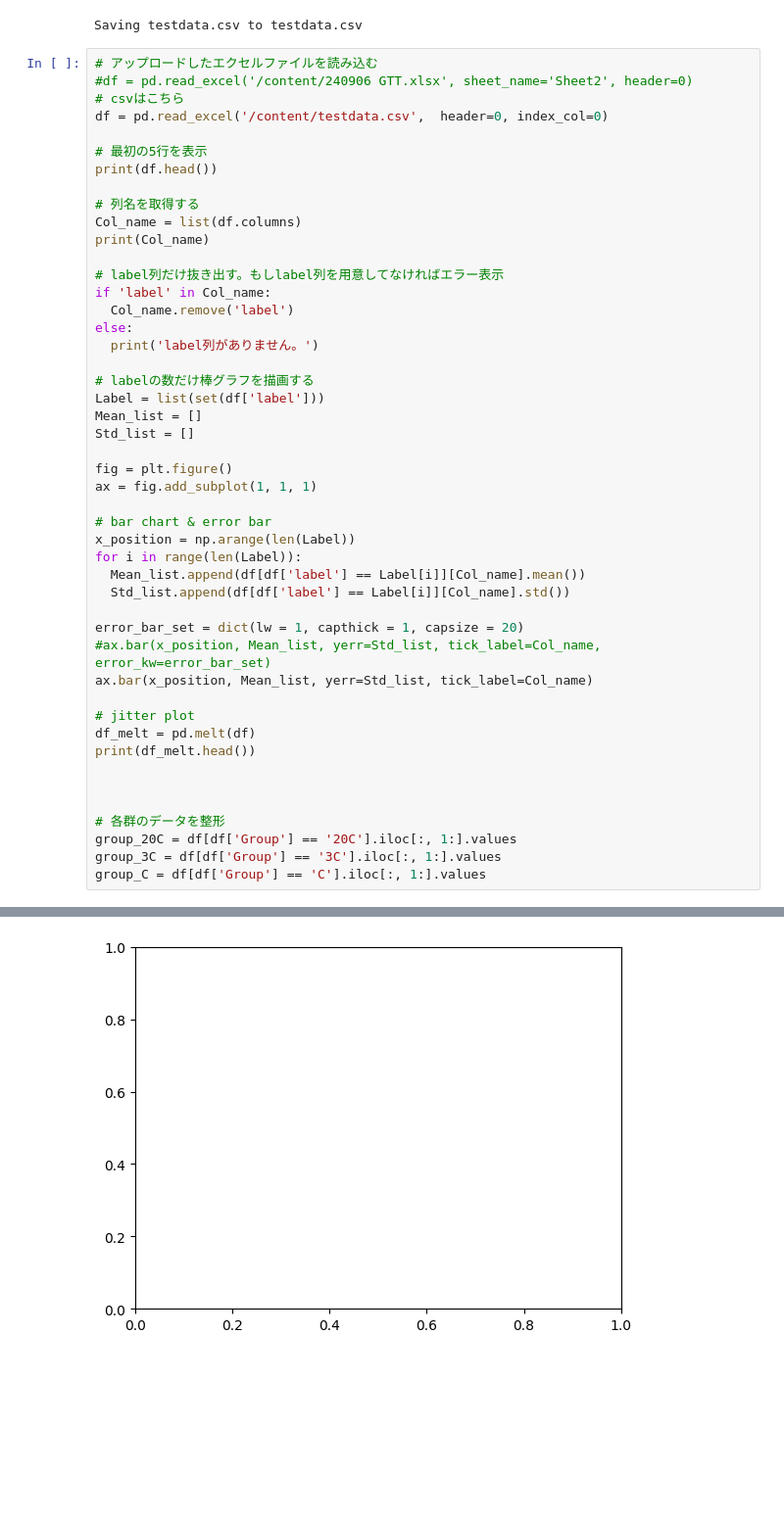
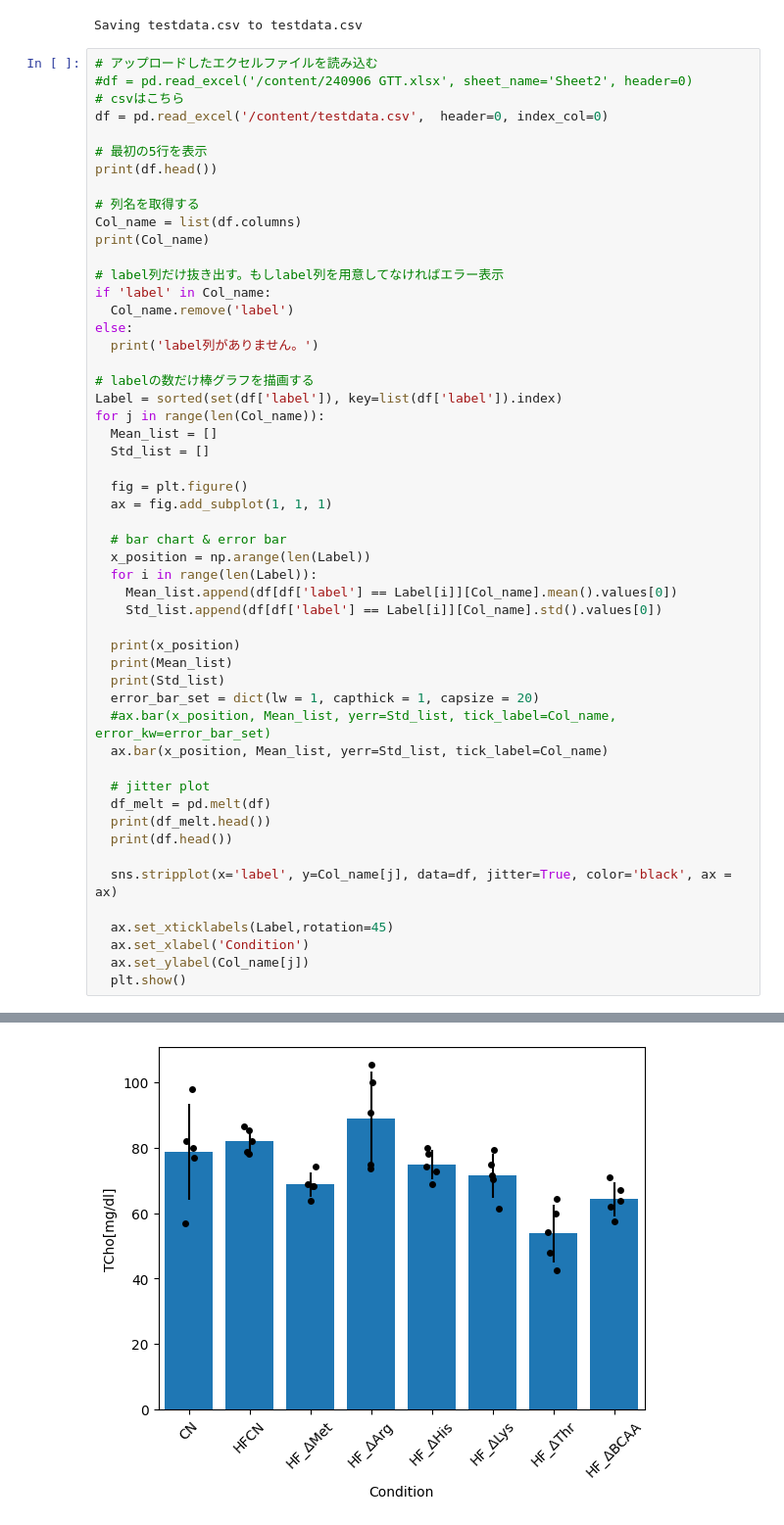
Before and after one commit to sfujita0601/Lab_assistance, a Jupyter notebook: jitter_bar.ipynb, the cells around one changed output, grey strips where cells are left out. Shown at 98% size. Cells and saved outputs as stored; diff of their text form; blank space fills up the shorter version.

```diff
--- a/jitter_bar.ipynb
+++ b/jitter_bar.ipynb
@@ -50,33 +32,38 @@ else:
   print('label列がありません。')
 
 # labelの数だけ棒グラフを描画する
-Label = list(set(df['label']))
-Mean_list = []
-Std_list = []
+Label = sorted(set(df['label']), key=list(df['label']).index)
+for j in range(len(Col_name)):
+  Mean_list = []
+  Std_list = []
 
-fig = plt.figure()
-ax = fig.add_subplot(1, 1, 1)
+  fig = plt.figure()
+  ax = fig.add_subplot(1, 1, 1)
 
-# bar chart & error bar
-x_position = np.arange(len(Label))
-for i in range(len(Label)):
-  Mean_list.append(df[df['label'] == Label[i]][Col_name].mean())
-  Std_list.append(df[df['label'] == Label[i]][Col_name].std())
+  # bar chart & error bar
+  x_position = np.arange(len(Label))
+  for i in range(len(Label)):
+    Mean_list.append(df[df['label'] == Label[i]][Col_name].mean().values[0])
+    Std_list.append(df[df['label'] == Label[i]][Col_name].std().values[0])
 
-error_bar_set = dict(lw = 1, capthick = 1, capsize = 20)
-#ax.bar(x_position, Mean_list, yerr=Std_list, tick_label=Col_name, error_kw=error_bar_set)
-ax.bar(x_position, Mean_list, yerr=Std_list, tick_label=Col_name)
+  print(x_position)
+  print(Mean_list)
+  print(Std_list)
+  error_bar_set = dict(lw = 1, capthick = 1, capsize = 20)
+  #ax.bar(x_position, Mean_list, yerr=Std_list, tick_label=Col_name, error_kw=error_bar_set)
+  ax.bar(x_position, Mean_list, yerr=Std_list, tick_label=Col_name)
 
-# jitter plot
-df_melt = pd.melt(df)
-print(df_melt.head())
+  # jitter plot
+  df_melt = pd.melt(df)
+  print(df_melt.head())
+  print(df.head())
 
+  sns.stripplot(x='label', y=Col_name[j], data=df, jitter=True, color='black', ax = ax)
 
-
-# 各群のデータを整形
-group_20C = df[df['Group'] == '20C'].iloc[:, 1:].values
-group_3C = df[df['Group'] == '3C'].iloc[:, 1:].values
-group_C = df[df['Group'] == 'C'].iloc[:, 1:].values
+  ax.set_xticklabels(Label,rotation=45)
+  ax.set_xlabel('Condition')
+  ax.set_ylabel(Col_name[j])
+  plt.show()
 # %% [output]
    TCho[mg/dl] label
 1       76.800    CN
@@ -89 +85 @@ TypeError: only length-1 arrays can be converted to Python scalars
-[figure, old version]
+[figure, new version]
```
Also changed, not shown: parts of 4 cells of this notebook.
